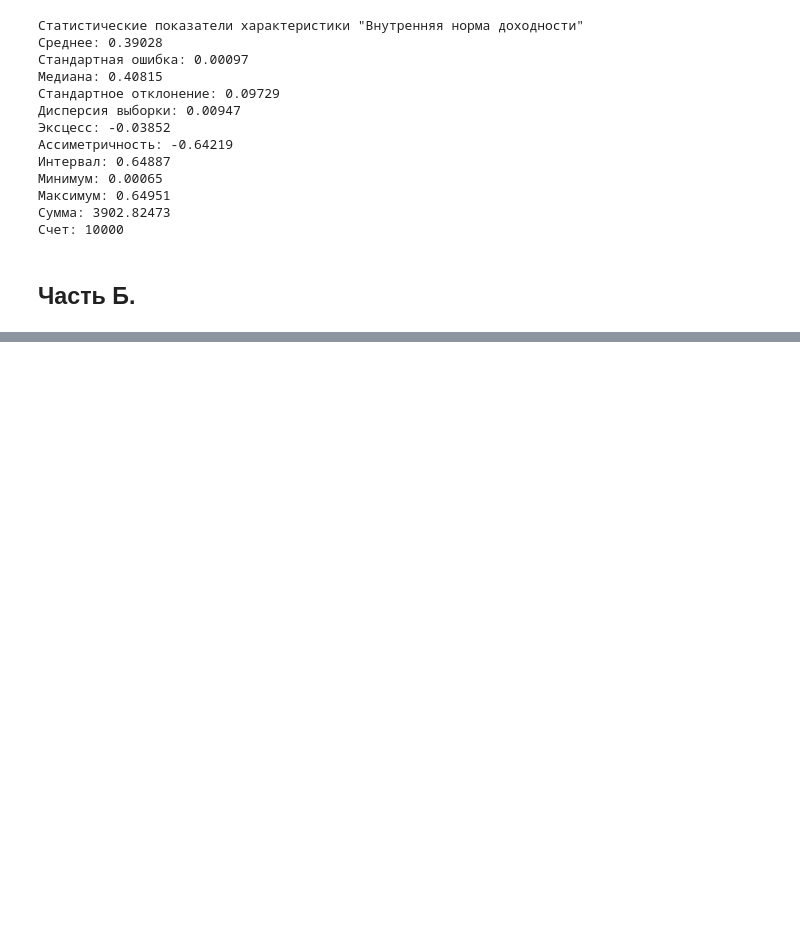
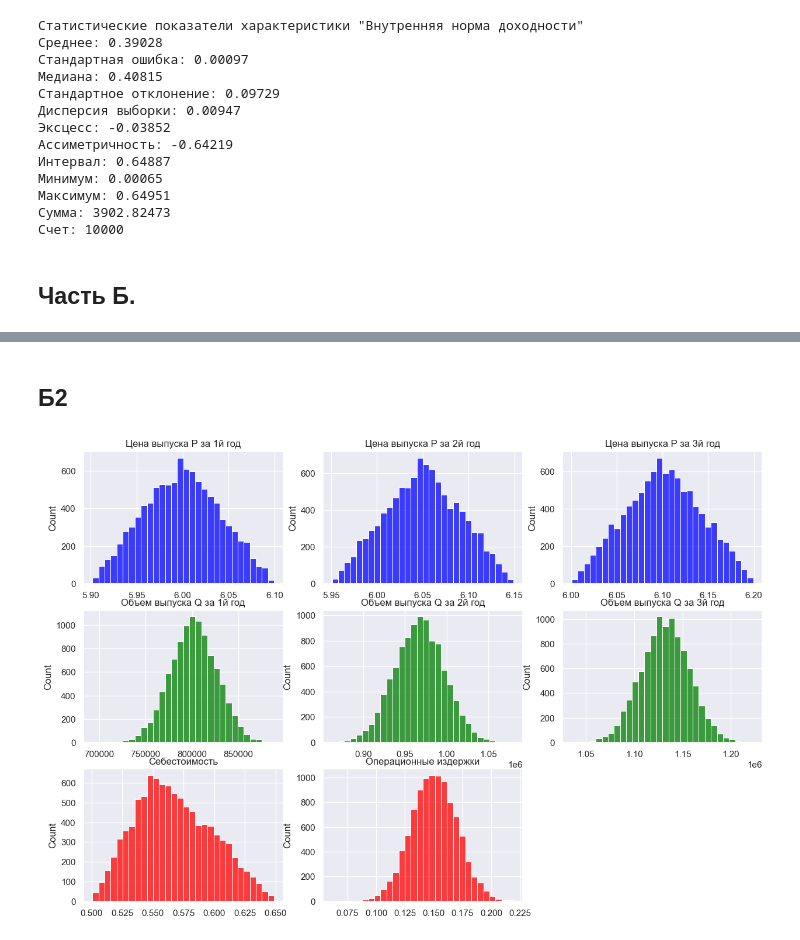
Before and after one commit to Malomalsky/imit, a Jupyter notebook: src/monte_carlo.ipynb, the cells around one changed output, grey strips where cells are left out. Cells and saved outputs as stored; diff of their text form; code cells hidden in the pictures; blank space fills up the shorter version.

```diff
--- a/src/monte_carlo.ipynb
+++ b/src/monte_carlo.ipynb
@@ -436 +433,51 @@ print_statistics(NPV)
 Счет: 10000
+# %% [markdown]
+## Б2
+# %%
+T = 0.32
+i = 0.10
+I0 = 3_400_000
+P1 = np.random.triangular(5.90, 6.00, 6.10, num_samples)
+P2 = np.random.triangular(5.95, 6.05, 6.15, num_samples)
+P3 = np.random.triangular(6.00, 6.10, 6.20, num_samples)
+Q1 = np.random.normal(802000, 25000, num_samples)
+Q2 = np.random.normal(967000, 30000, num_samples)
+Q3 = np.random.normal(1132000, 25000, num_samples)
+X = np.random.triangular(50, 55, 65, num_samples) / 100
+Y = np.random.normal(15, 2, num_samples) / 100
+# %%
+import matplotlib.pyplot as plt
+import seaborn as sns
+import numpy as np
+# Создание фигуры и осей
+fig, axs = plt.subplots(3, 3, figsize=(15, 10))
+
+# P1 - P3
+sns.histplot(P1, bins=30, color='blue', ax=axs[0, 0])
+axs[0, 0].set_title('Цена выпуска P за 1й год')
+sns.histplot(P2, bins=30, color='blue', ax=axs[0, 1])
+axs[0, 1].set_title('Цена выпуска P за 2й год')
+sns.histplot(P3, bins=30, color='blue', ax=axs[0, 2])
+axs[0, 2].set_title('Цена выпуска P за 3й год')
+
+# Q1 - Q3
+sns.histplot(Q1, bins=30, color='green', ax=axs[1, 0])
+axs[1, 0].set_title('Объем выпуска Q за 1й год')
+sns.histplot(Q2, bins=30, color='green', ax=axs[1, 1])
+axs[1, 1].set_title('Объем выпуска Q за 2й год')
+sns.histplot(Q3, bins=30, color='green', ax=axs[1, 2])
+axs[1, 2].set_title('Объем выпуска Q за 3й год')
+
+# X и Y
+sns.histplot(X, bins=30, color='red', ax=axs[2, 0])
+axs[2, 0].set_title('Себестоимость')
+sns.histplot(Y, bins=30, color='red', ax=axs[2, 1])
+axs[2, 1].set_title('Операционные издержки')
+
+# Удаление пустого графика
+fig.delaxes(axs[2][2])
+
+# Показать график
+plt.show()
+# %% [output]
+[figure, added]
```
Also changed, not shown: parts of 16 cells of this notebook, 1 other file.
